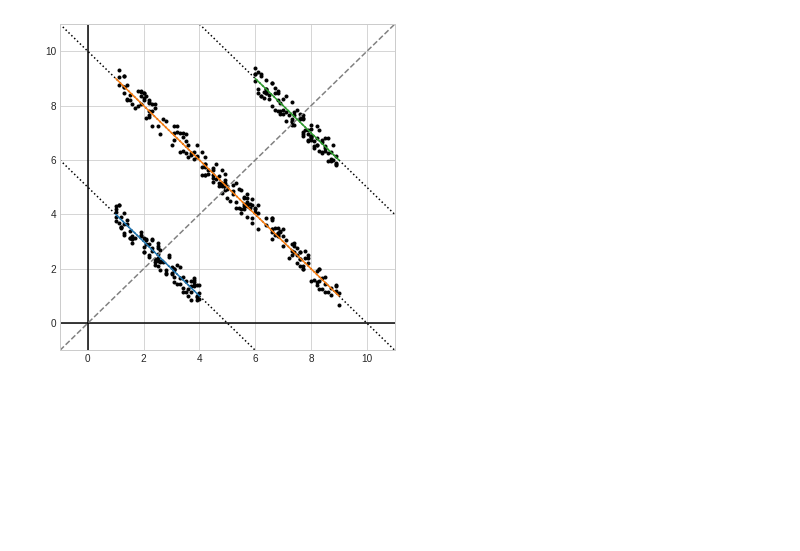
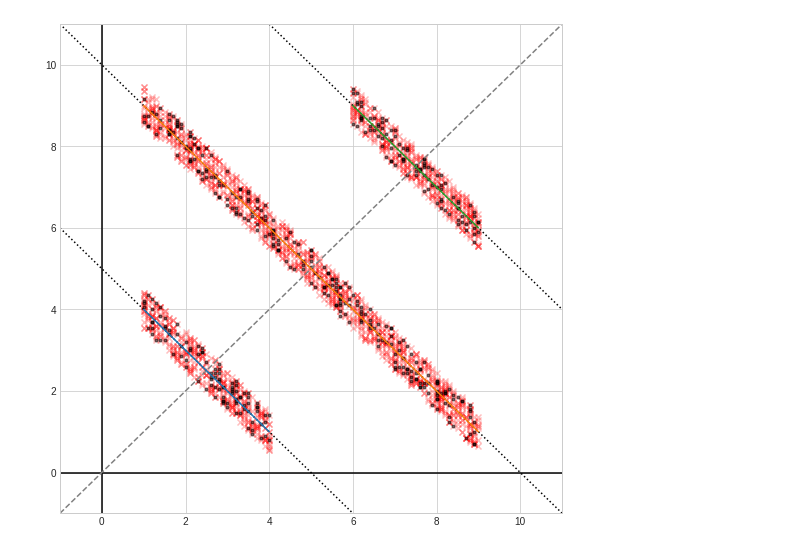
Before and after one commit to akero11/pml_sr_exercises, a Jupyter notebook: xor_test.ipynb, the cells around one changed output. Saved outputs shown, nothing was run; the diff lists cells and outputs as text; code cells hidden in the pictures; blank space fills up the shorter version.

```diff
--- a/xor_test.ipynb
+++ b/xor_test.ipynb
@@ -23,12 +21,27 @@ g_size = 100
+# %%
+sizeA = 100*5
+sizeB = 260*5
+
+sizeS = 5
+# 10% = 10
+# 20% = 5
+# 25% = 4
+# 50% = 2
 # %%
-X1 = rng.integers(low = 10, high = 41, size = g_size)/10
-Y1 = l1.f(X1) + get_y_adds()
-Z1 = list(zip(X1, Y1))
+X1 = rng.integers(low = 10, high = 41, size = sizeA)/10
+Y1 = l1.f(X1) + get_y_adds(sizeA)
+
+X1s = X1[:len(X1)//sizeS]
+Y1s = Y1[:len(Y1)//sizeS]
 # %%
-X2 = rng.integers(low = 10, high = 91, size = 200)/10
-Y2 = l2.f(X2) + get_y_adds(200)
-Z2 = list(zip(X2, Y2))
+X2 = rng.integers(low = 10, high = 91, size = sizeB)/10
+Y2 = l2.f(X2) + get_y_adds(sizeB)
+
+X2s = X2[:len(X2)//sizeS]
+Y2s = Y2[:len(Y2)//sizeS]
 # %%
-X3 = rng.integers(low = 60, high = 91, size = g_size)/10
-Y3 = l3.f(X3) + get_y_adds()
-Z3 = list(zip(X3, Y3))
+X3 = rng.integers(low = 60, high = 91, size = sizeA)/10
+Y3 = l3.f(X3) + get_y_adds(sizeA)
+
+X3s = X3[:len(X3)//sizeS]
+Y3s = Y3[:len(Y3)//sizeS]
@@ -35,25 +105,28 @@ Z3 = list(zip(X3, Y3))
 # %%
-plt.figure(figsize = [6, 6])
+plt.figure(figsize = [9, 9])
 plt.axis([-1, 11, -1, 11])
 
 plt.axhline(0, color = 'black')
 plt.axvline(0, color = 'black')
 
 plt.axline([0, l1.f(0)], slope = l1.m, color = 'black', linestyle = ':')
 plt.axline([0, l2.f(0)], slope = l2.m, color = 'black', linestyle = ':')
 plt.axline([0, l3.f(0)], slope = l3.m, color = 'black', linestyle = ':')
 
 plt.axline([0,0], slope = 1, color = 'grey', linestyle = '--')
 
 plt.plot([1, l1.f(1)], [4, l1.f(4)])
 plt.plot([1, l2.f(1)], [9, l2.f(9)])
 plt.plot([6, l3.f(6)], [9, l3.f(9)])
 
-plt.scatter(X1, Y1, color = 'black', marker = '.')
-plt.scatter(X2, Y2, color = 'black', marker = '.')
-plt.scatter(X3, Y3, color = 'black', marker = '.')
+plt.scatter(X1, Y1, color = 'red', marker = 'x', alpha = 0.25)
+plt.scatter(X2, Y2, color = 'red', marker = 'x', alpha = 0.25)
+plt.scatter(X3, Y3, color = 'red', marker = 'x', alpha = 0.25)
 
+plt.scatter(X1s, Y1s, color = 'black', marker = '.', alpha = 0.5)
+plt.scatter(X2s, Y2s, color = 'black', marker = '.', alpha = 0.5)
+plt.scatter(X3s, Y3s, color = 'black', marker = '.', alpha = 0.5)
 
 plt.show()
 # %% [output]
-[figure, old version]
+[figure, new version]
```
Also changed, not shown: parts of 7 cells of this notebook.
